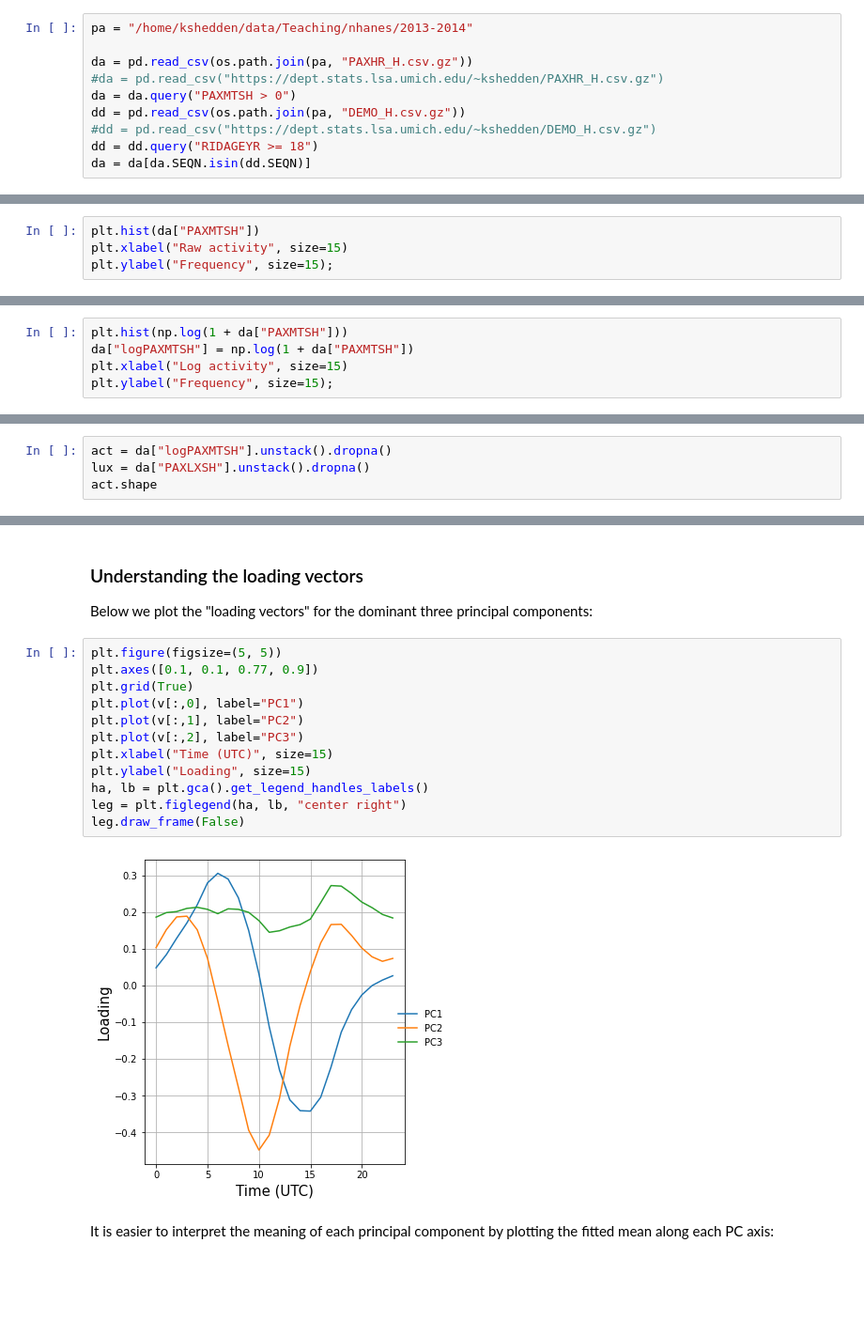
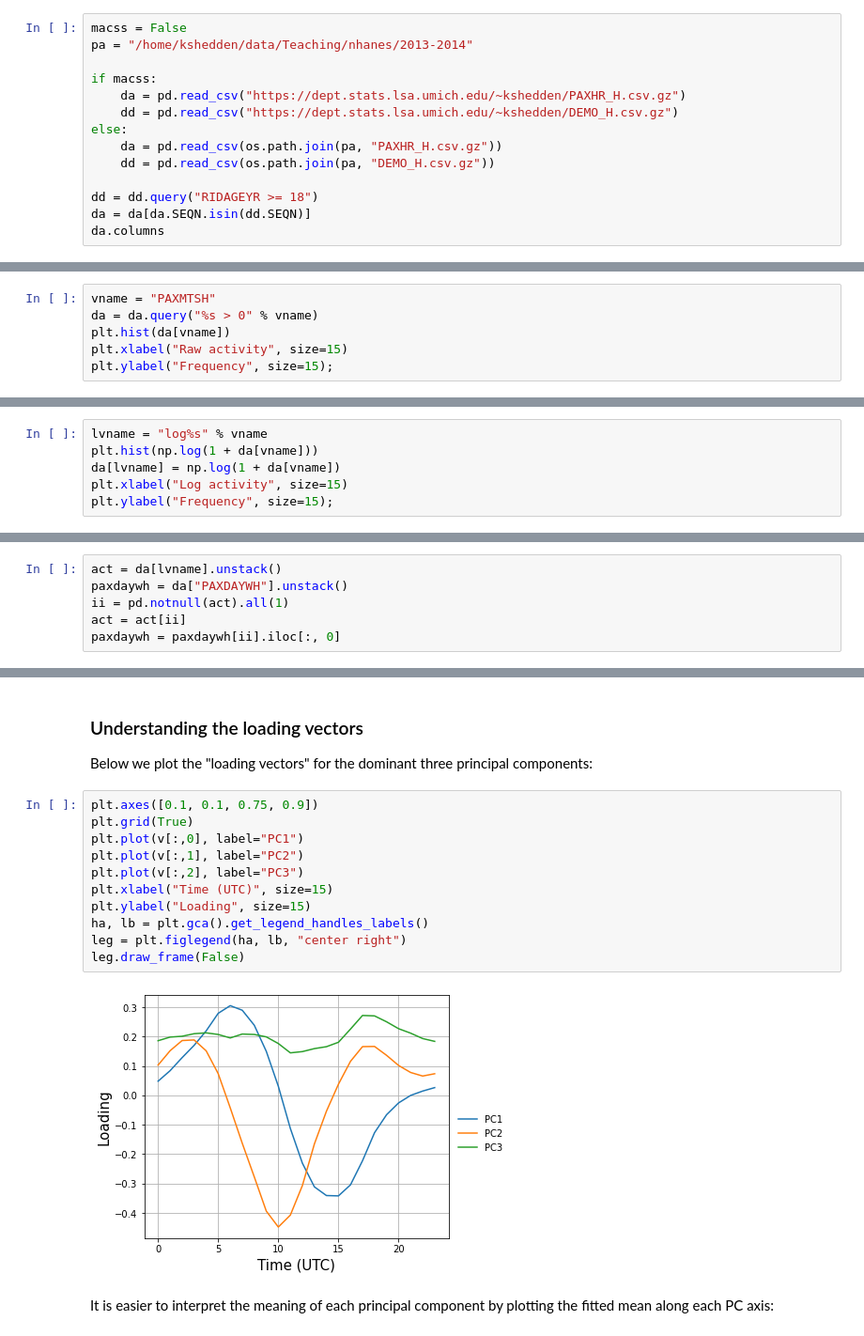
Before and after one commit to kshedden/case_studies, a Jupyter notebook: nhanes_activity/physical_activity.ipynb, the cells around one changed output, grey strips where cells are left out. Shown at 94% size. Saved outputs shown, nothing was run; the diff lists cells and outputs as text; blank space fills up the shorter version.

```diff
--- a/nhanes_activity/physical_activity.ipynb
+++ b/nhanes_activity/physical_activity.ipynb
@@ -144,10 +147,14 @@ The scientific context for this analysis is to understand variation in human act
 # %%
+macss = False
 pa = "/home/kshedden/data/Teaching/nhanes/2013-2014"
 
-da = pd.read_csv(os.path.join(pa, "PAXHR_H.csv.gz"))
-#da = pd.read_csv("https://dept.stats.lsa.umich.edu/~kshedden/PAXHR_H.csv.gz")
-da = da.query("PAXMTSH > 0")
-dd = pd.read_csv(os.path.join(pa, "DEMO_H.csv.gz"))
-#dd = pd.read_csv("https://dept.stats.lsa.umich.edu/~kshedden/DEMO_H.csv.gz")
+if macss:
+    da = pd.read_csv("https://dept.stats.lsa.umich.edu/~kshedden/PAXHR_H.csv.gz")
+    dd = pd.read_csv("https://dept.stats.lsa.umich.edu/~kshedden/DEMO_H.csv.gz")
+else:
+    da = pd.read_csv(os.path.join(pa, "PAXHR_H.csv.gz"))
+    dd = pd.read_csv(os.path.join(pa, "DEMO_H.csv.gz"))
+
 dd = dd.query("RIDAGEYR >= 18")
 da = da[da.SEQN.isin(dd.SEQN)]
+da.columns
@@ -155,19 +167,24 @@ da = da[da.SEQN.isin(dd.SEQN)]
 da["HOUR"] = np.floor(da["PAXSSNHP"] / (80*60*60) % 24)
 da = da.groupby(["SEQN", "PAXDAYH", "HOUR"]).first()
 # %%
-plt.hist(da["PAXMTSH"])
+vname = "PAXMTSH"
+da = da.query("%s > 0" % vname)
+plt.hist(da[vname])
 plt.xlabel("Raw activity", size=15)
 plt.ylabel("Frequency", size=15);
 # %% [output]
 [figure]
 # %%
-plt.hist(np.log(1 + da["PAXMTSH"]))
-da["logPAXMTSH"] = np.log(1 + da["PAXMTSH"])
+lvname = "log%s" % vname
+plt.hist(np.log(1 + da[vname]))
+da[lvname] = np.log(1 + da[vname])
 plt.xlabel("Log activity", size=15)
 plt.ylabel("Frequency", size=15);
 # %% [output]
 [figure]
 # %%
-act = da["logPAXMTSH"].unstack().dropna()
-lux = da["PAXLXSH"].unstack().dropna()
-act.shape
+act = da[lvname].unstack()
+paxdaywh = da["PAXDAYWH"].unstack()
+ii = pd.notnull(act).all(1)
+act = act[ii]
+paxdaywh = paxdaywh[ii].iloc[:, 0]
@@ -224,19 +239,18 @@ Text(0, 0.5, 'Fraction of variance explained')
 
 Below we plot the "loading vectors" for the dominant three principal components:
 # %%
-plt.figure(figsize=(5, 5))
-plt.axes([0.1, 0.1, 0.77, 0.9])
+plt.axes([0.1, 0.1, 0.75, 0.9])
 plt.grid(True)
 plt.plot(v[:,0], label="PC1")
 plt.plot(v[:,1], label="PC2")
 plt.plot(v[:,2], label="PC3")
 plt.xlabel("Time (UTC)", size=15)
 plt.ylabel("Loading", size=15)
 ha, lb = plt.gca().get_legend_handles_labels()
 leg = plt.figlegend(ha, lb, "center right")
 leg.draw_frame(False)
 # %% [output]
-[figure, old version]
+[figure, new version]
 # %% [markdown]
 It is easier to interpret the meaning of each principal component by plotting the fitted mean along each PC axis:
 # %%
```
Also changed, not shown: parts of 12 cells of this notebook.
